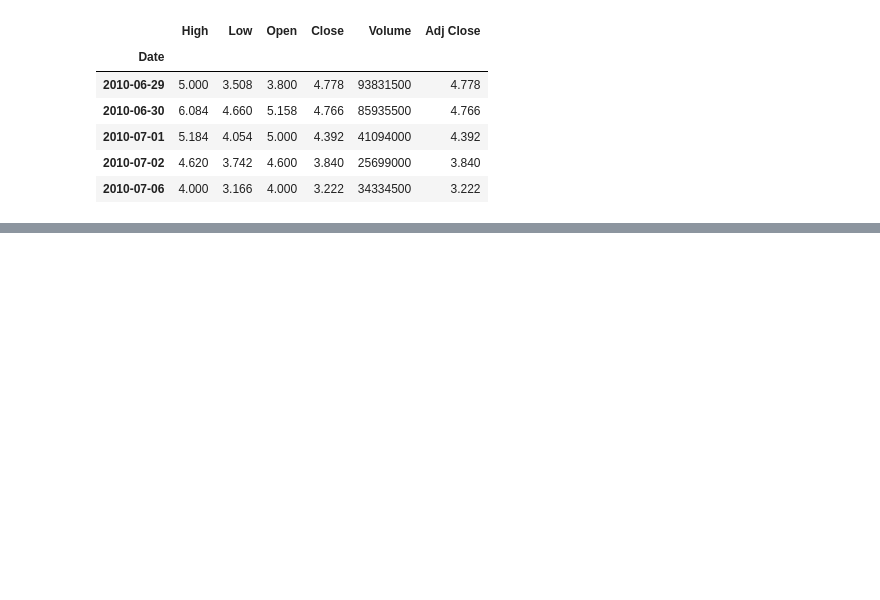
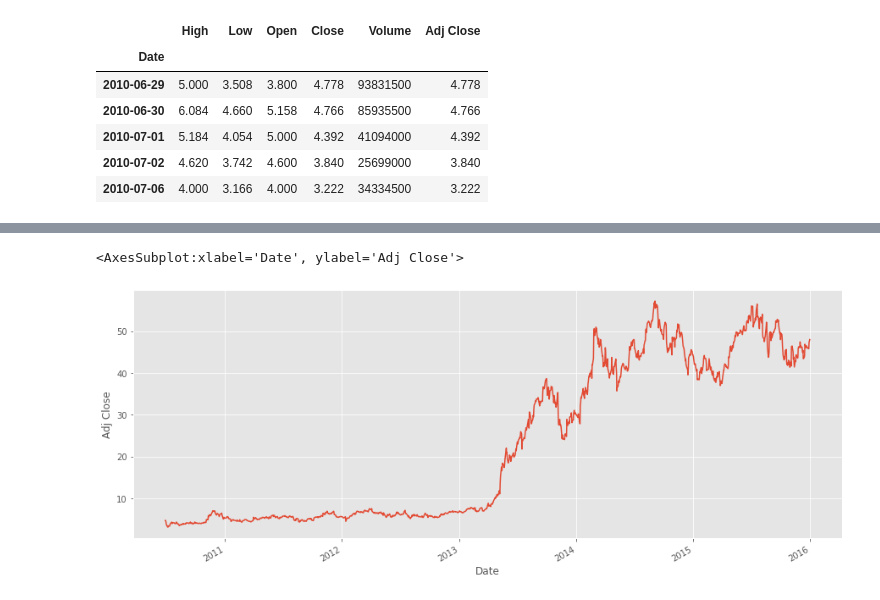
Before and after one commit to GanescuRobert/Finance-concepts-python, a Jupyter notebook: pp_finance.ipynb, the cells around one changed output, grey strips where cells are left out. Saved outputs shown, nothing was run; the diff lists cells and outputs as text; code cells hidden in the pictures; blank space fills up the shorter version.

Commit message:
Handling Data and Graphing

```diff
--- a/pp_finance.ipynb
+++ b/pp_finance.ipynb
@@ -16,3 +17,5 @@ df = web.DataReader('TSLA','yahoo',start,end)
+# %%
+df = pd.read_csv('tsla.csv', parse_dates=True, index_col=0)
 # %%
 df.head()
 # %% [output]
@@ -25,0 +39,5 @@ df.head()
+# %%
+df['Adj Close'].plot(ylabel='Adj Close', figsize=(15,6))
+# %% [output]
+<AxesSubplot:xlabel='Date', ylabel='Adj Close'>
+[figure, added]
```
Also changed, not shown: parts of 3 cells of this notebook, 1 other file.
